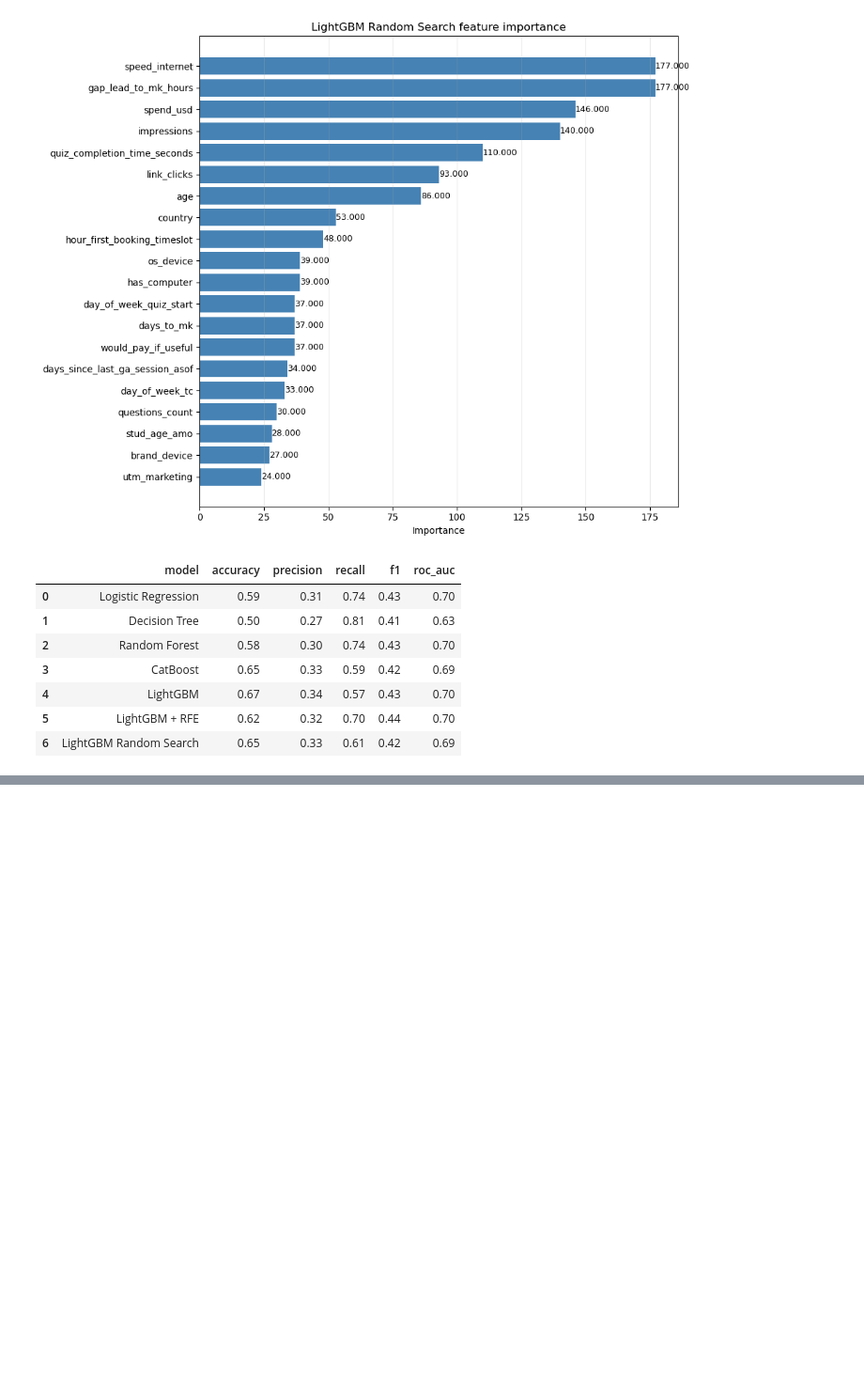
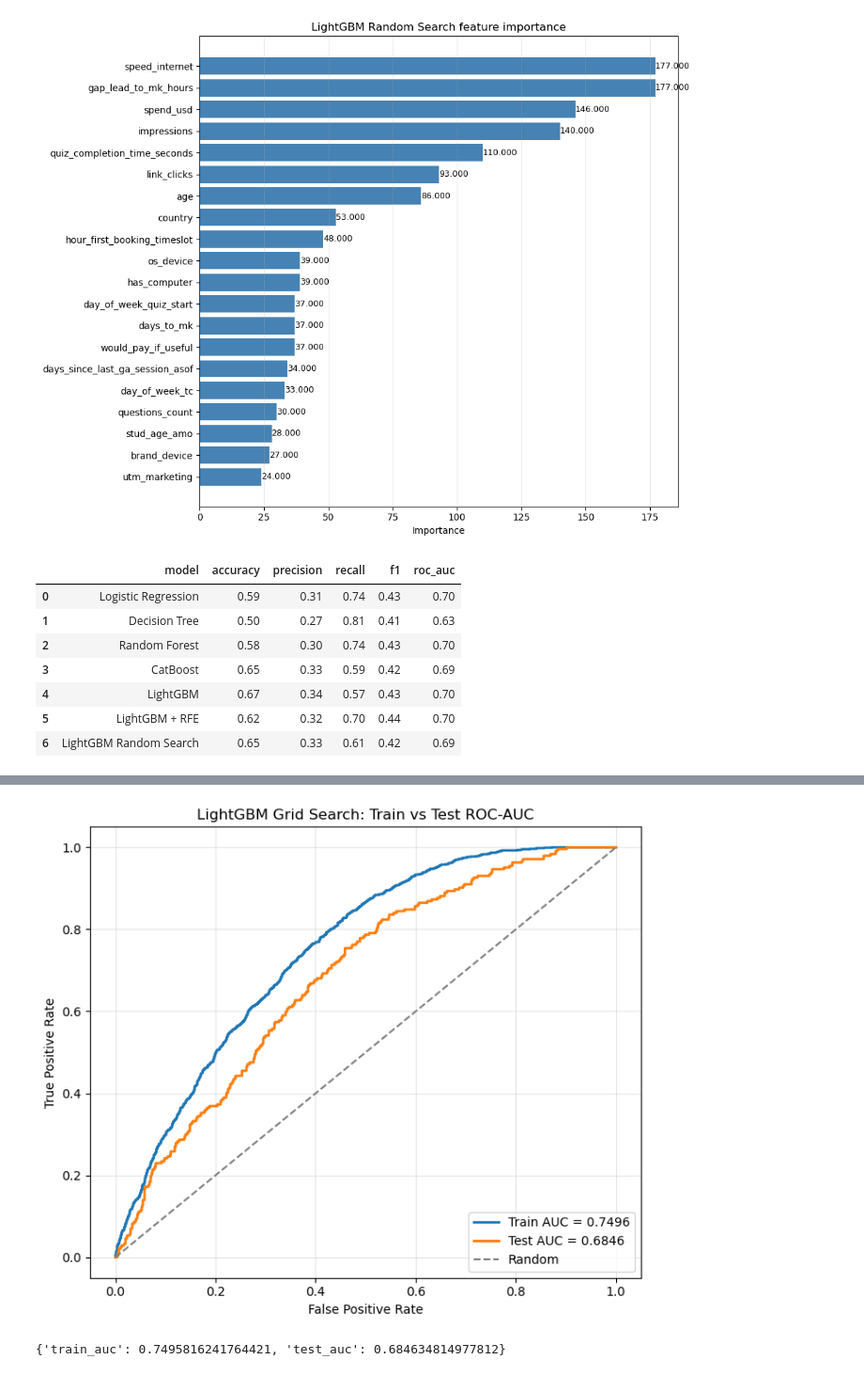
Before and after one commit to AlinaYakubova/Thesis_DTM_Trial_Class_Prediction, a Jupyter notebook: Main_script_diploma.ipynb, the cells around one changed output, grey strips where cells are left out. Shown at 94% size. Drawn from its saved outputs; the diff is of its cells as text; code cells hidden in the pictures; blank space fills up the shorter version.

```diff
--- a/Main_script_diploma.ipynb
+++ b/Main_script_diploma.ipynb
@@ -2781,0 +2855,31 @@ display(metrics_df.round(2))
+# %%
+lgbm_grid_validation_size = 0.2
+lgbm_grid_validation_idx = int(len(X_train_lgbm) * (1 - lgbm_grid_validation_size))
+
+X_train_lgbm_grid_fit = X_train_lgbm.iloc[:lgbm_grid_validation_idx].copy()
+y_train_lgbm_grid_fit = y_train.iloc[:lgbm_grid_validation_idx].copy()
+X_valid_lgbm_grid = X_train_lgbm.iloc[lgbm_grid_validation_idx:].copy()
+y_valid_lgbm_grid = y_train.iloc[lgbm_grid_validation_idx:].copy()
+
+lgbm_grid_search_model = LGBMClassifier(
+    **lgbm_grid_search.best_params_,
+    objective="binary",
+    class_weight="balanced",
+    random_state=42,
+    n_jobs=-1,
+)
+
+lgbm_grid_search_model.fit(
+    X_train_lgbm_grid_fit,
+    y_train_lgbm_grid_fit,
+    categorical_feature=cat_features_lgbm,
+    eval_set=[(X_valid_lgbm_grid, y_valid_lgbm_grid)],
+    eval_metric="auc",
+    callbacks=[
+        early_stopping(stopping_rounds=50),
+        log_evaluation(period=100),
+    ],
+)
+
+lgbm_grid_pred = lgbm_grid_search_model.predict(X_test_lgbm)
+lgbm_grid_proba = lgbm_grid_search_model.predict_proba(X_test_lgbm)[:, 1]
@@ -2781,0 +2937,14 @@ display(metrics_df.round(2))
+# %%
+lgbm_grid_aucs = plot_train_test_roc_auc(
+    lgbm_grid_search_model,
+    X_train_lgbm,
+    y_train,
+    X_test_lgbm,
+    y_test,
+    title="LightGBM Grid Search: Train vs Test ROC-AUC",
+)
+
+lgbm_grid_aucs
+# %% [output]
+[figure, added]
+{'train_auc': 0.7495816241764421, 'test_auc': 0.684634814977812}
```
Also changed, not shown: parts of 15 cells of this notebook.
